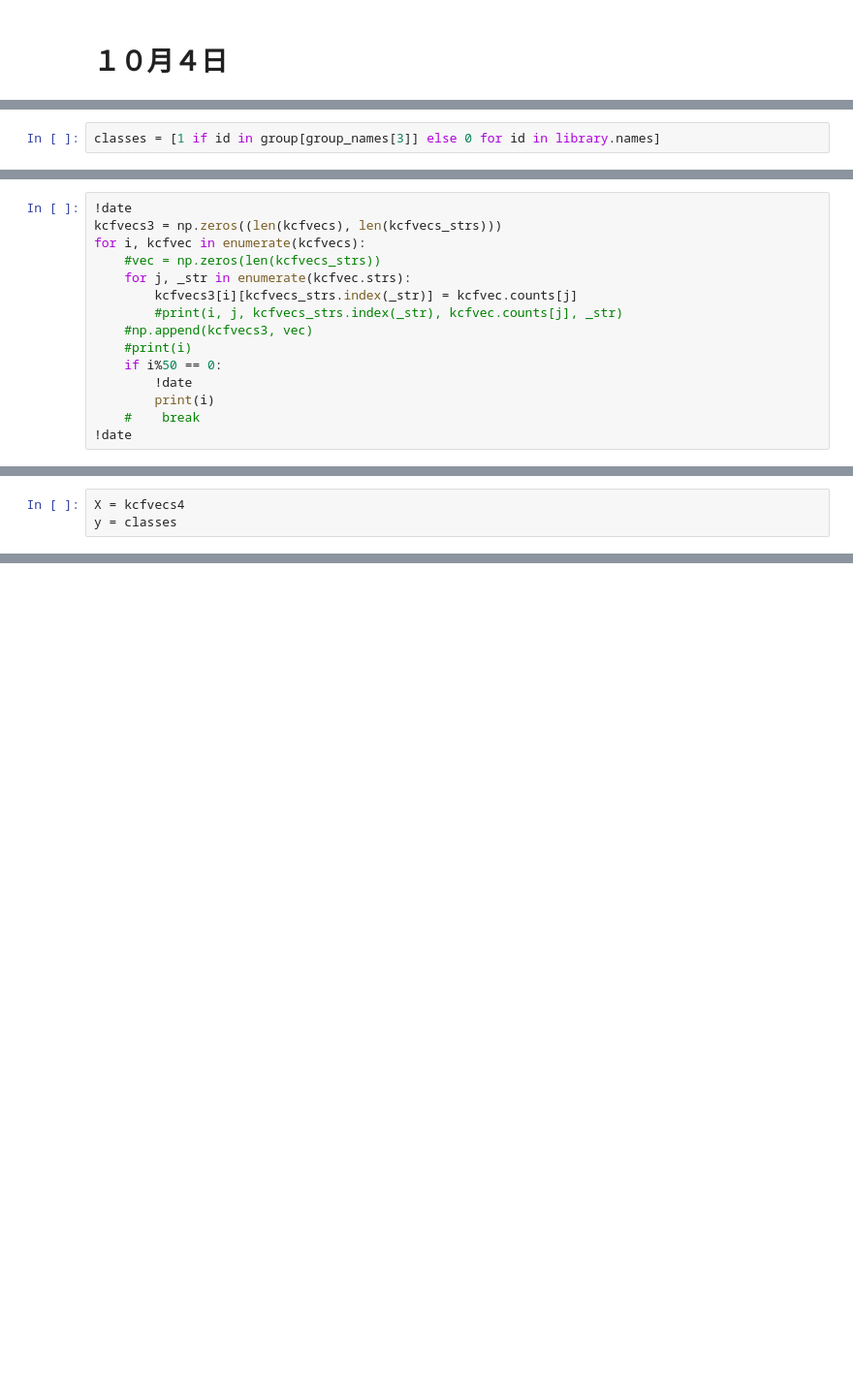
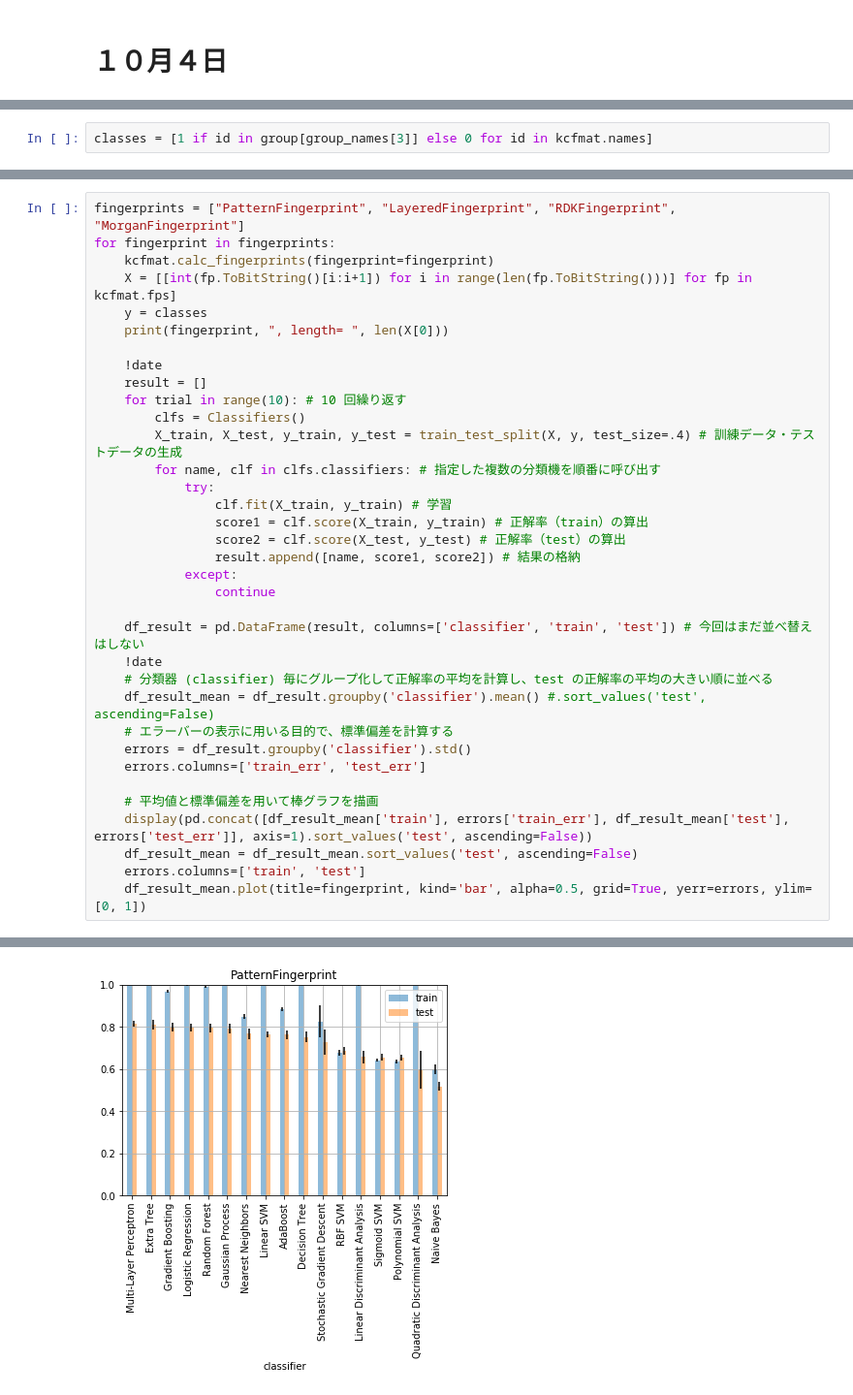
Before and after one commit to KCF-Convoy/kcfconvoy, a Jupyter notebook: jupyter_usecase/machine_learning.ipynb, the cells around one changed output, grey strips where cells are left out. Shown: that part at 97% size. Saved outputs shown, nothing was run; the diff lists cells and outputs as text; blank space fills up the shorter version.

```diff
--- a/jupyter_usecase/machine_learning.ipynb
+++ b/jupyter_usecase/machine_learning.ipynb
@@ -70,4 +138,4 @@ group_names[3]
 # %%
-classes = [1 if id in group[group_names[3]] else 0 for id in library.names]
+classes = [1 if id in group[group_names[3]] else 0 for id in kcfmat.names]
 # %%
 print(classes)
@@ -295,15 +143,0 @@ for _str in kcfvecs_strs:
-# %%
-!date
-kcfvecs3 = np.zeros((len(kcfvecs), len(kcfvecs_strs)))
-for i, kcfvec in enumerate(kcfvecs):
-    #vec = np.zeros(len(kcfvecs_strs))
-    for j, _str in enumerate(kcfvec.strs):
-        kcfvecs3[i][kcfvecs_strs.index(_str)] = kcfvec.counts[j]
-        #print(i, j, kcfvecs_strs.index(_str), kcfvec.counts[j], _str)
-    #np.append(kcfvecs3, vec)
-    #print(i)
-    if i%50 == 0:
-        !date
-        print(i)
-    #    break
-!date
@@ -338,3 +143,0 @@ pd.DataFrame(kcfvecs4)
-# %%
-X = kcfvecs4
-y = classes
@@ -472,0 +167,36 @@ errors
+# %%
+fingerprints = ["PatternFingerprint", "LayeredFingerprint", "RDKFingerprint", "MorganFingerprint"]
+for fingerprint in fingerprints:
+    kcfmat.calc_fingerprints(fingerprint=fingerprint)
+    X = [[int(fp.ToBitString()[i:i+1]) for i in range(len(fp.ToBitString()))] for fp in kcfmat.fps]
+    y = classes
+    print(fingerprint, ", length= ", len(X[0]))
+
+    !date
+    result = []
+    for trial in range(10): # 10 回繰り返す
+        clfs = Classifiers()
+        X_train, X_test, y_train, y_test = train_test_split(X, y, test_size=.4) # 訓練データ・テストデータの生成
+        for name, clf in clfs.classifiers: # 指定した複数の分類機を順番に呼び出す
+            try:
+                clf.fit(X_train, y_train) # 学習
+                score1 = clf.score(X_train, y_train) # 正解率（train）の算出
+                score2 = clf.score(X_test, y_test) # 正解率（test）の算出
+                result.append([name, score1, score2]) # 結果の格納
+            except:
+                continue
+
+    df_result = pd.DataFrame(result, columns=['classifier', 'train', 'test']) # 今回はまだ並べ替えはしない
+    !date
+    # 分類器 (classifier) 毎にグループ化して正解率の平均を計算し、test の正解率の平均の大きい順に並べる
+    df_result_mean = df_result.groupby('classifier').mean() #.sort_values('test', ascending=False)
+    # エラーバーの表示に用いる目的で、標準偏差を計算する
+    errors = df_result.groupby('classifier').std()
+    errors.columns=['train_err', 'test_err']
+
+    # 平均値と標準偏差を用いて棒グラフを描画
+    display(pd.concat([df_result_mean['train'], errors['train_err'], df_result_mean['test'], errors['test_err']], axis=1).sort_values('test', ascending=False))
+    df_result_mean = df_result_mean.sort_values('test', ascending=False)
+    errors.columns=['train', 'test']
+    df_result_mean.plot(title=fingerprint, kind='bar', alpha=0.5, grid=True, yerr=errors, ylim=[0, 1])
+# %% [output]
@@ -472,0 +291 @@ errors
+[figure, added]
```
Also changed, not shown: parts of 78 cells of this notebook, 1 other file.
